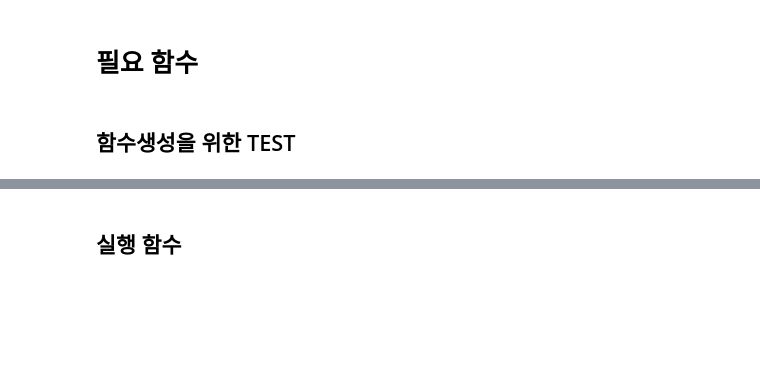
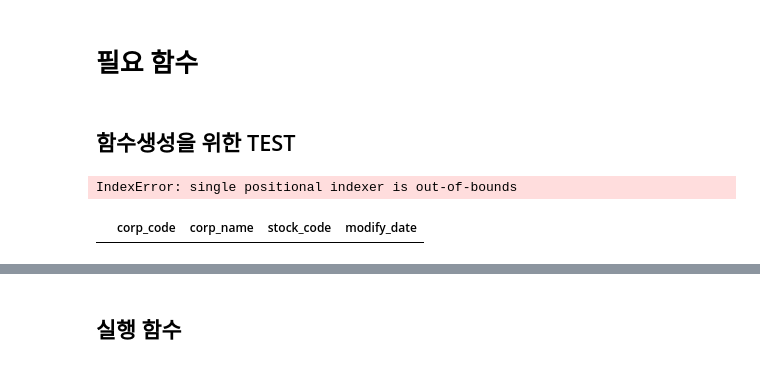
Before and after one commit to malkovich0/Finance, a Jupyter notebook: Dart Download.ipynb, the cells around one changed output, grey strips where cells are left out. Drawn from its saved outputs; the diff is of its cells as text; code cells hidden in the pictures; blank space fills up the shorter version.

```diff
--- a/Dart Download.ipynb
+++ b/Dart Download.ipynb
@@ -53,10 +49,12 @@ corp_df[corp_df['corp_code']==a]
 # %% [markdown]
 ## 함수생성을 위한 TEST
 # %%
-corp_code = stock_code_reset('005930')
+corp_code = stock_code_reset(indexerror_list[0])
 bgn_de = "19990101"
 url_api = "https://opendart.fss.or.kr/api/list.xml?crtfc_key=" + crtfc_key + "&corp_code=" + corp_code + "&bgn_de=" + bgn_de +"&last_reprt_at=Y" + "&pblntf_detail_ty=A001&pblntf_detail_ty=A002&pblntf_detail_ty=A003" + "&page_no=10&page_count=100"
 dart_page = requests.get(url_api).content.decode("UTF-8")
 rcp_no_list = re.findall(r'<rcept_no>(.*?)</rcept_no>', dart_page)
 period_list = re.findall(r'<report_nm>(.*?)</report_nm>', dart_page)
 year_list = list(map(year_reset, period_list))
+# %% [output]
+IndexError: single positional indexer is out-of-bounds
@@ -65,3 +61,7 @@ period_list[80][-8:-1] +'_'+ period_list[35][-15:-10]
+# %%
+corp_df[corp_df['stock_code'] == '295820']
+# %% [output]
+|  | corp_code | corp_name | stock_code | modify_date |
 # %%
 rcp_no = '20050816000742'
 # %%
```
Also changed, not shown: parts of 26 cells of this notebook.
